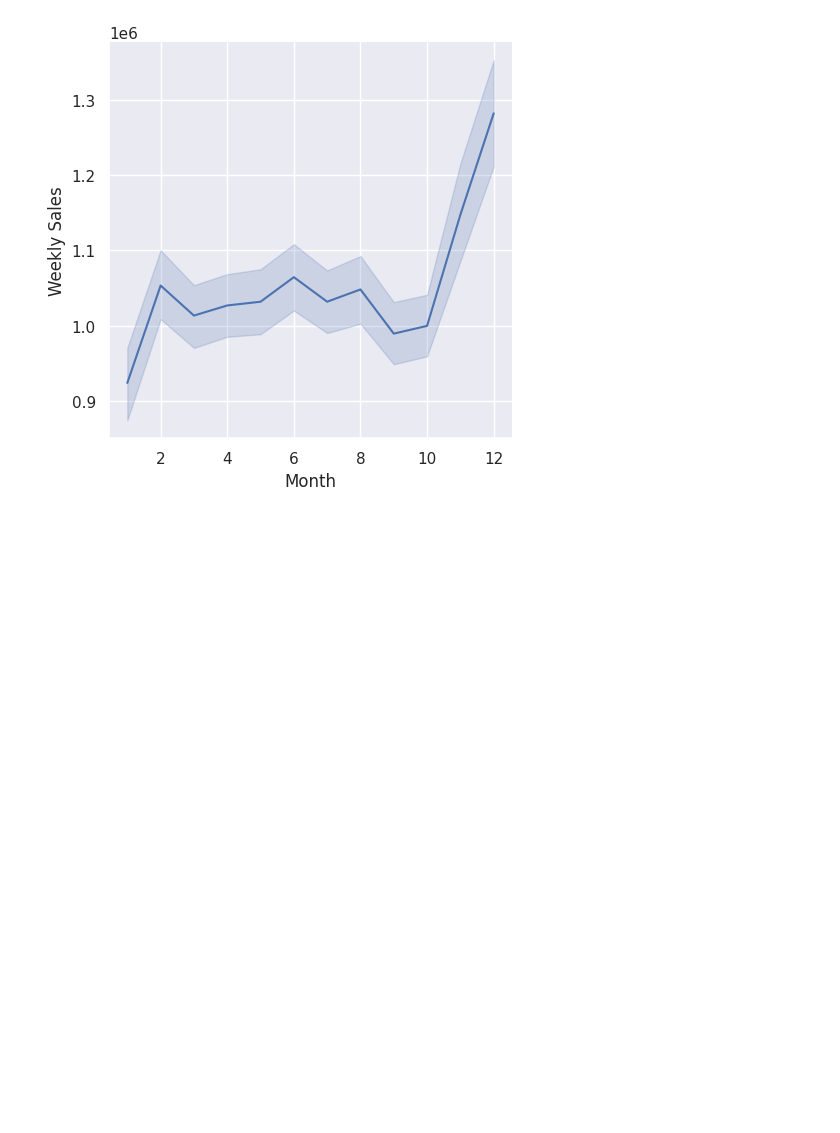
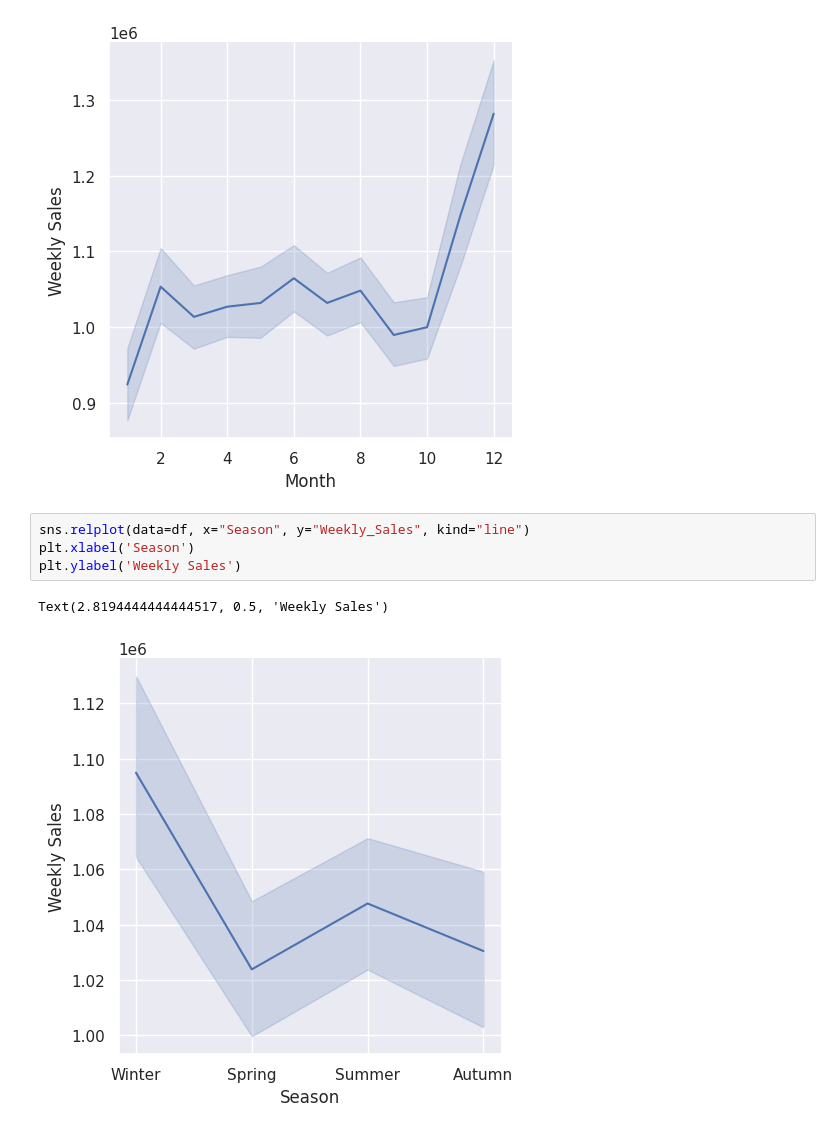
Before and after one commit to pullz6/Retail_Prediction, a Jupyter notebook: Retail_Forecasting.ipynb, the cells around one changed output. Drawn from its saved outputs; the diff is of its cells as text; blank space fills up the shorter version.

```diff
--- a/Retail_Forecasting.ipynb
+++ b/Retail_Forecasting.ipynb
@@ -117,3 +130,10 @@ plt.ylabel('Weekly Sales')
 # %% [output]
 Text(12.444444444444452, 0.5, 'Weekly Sales')
 [figure]
+# %%
+sns.relplot(data=df, x="Season", y="Weekly_Sales", kind="line")
+plt.xlabel('Season')
+plt.ylabel('Weekly Sales')
+# %% [output]
+Text(2.8194444444444517, 0.5, 'Weekly Sales')
+[figure, added]
```
Also changed, not shown: parts of 4 cells of this notebook.
